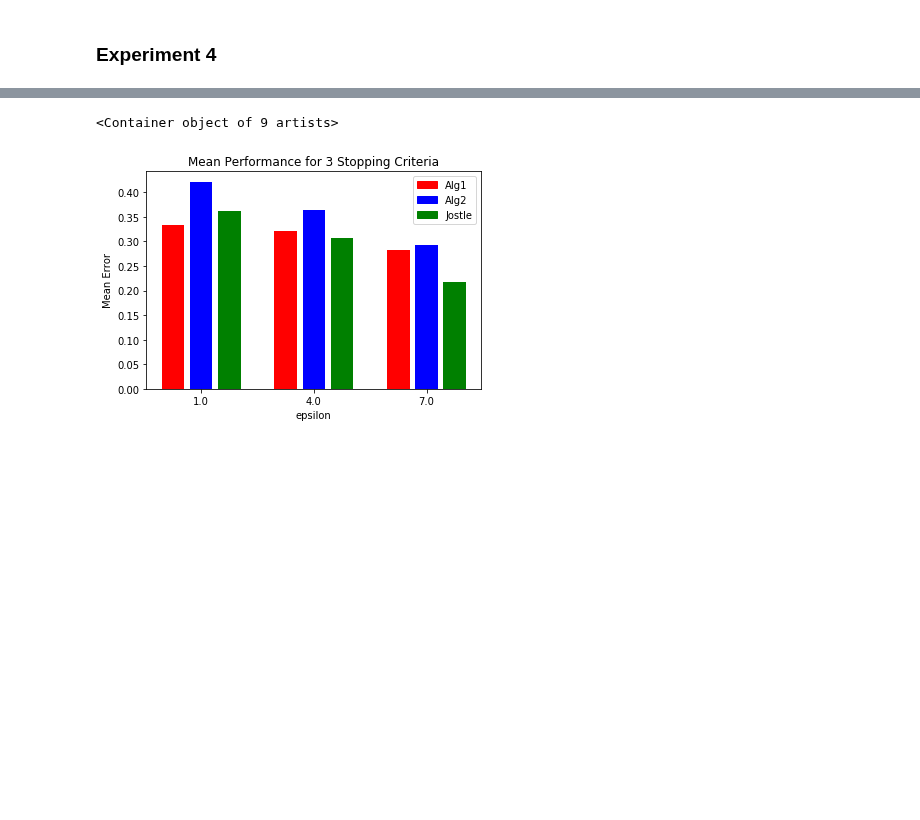
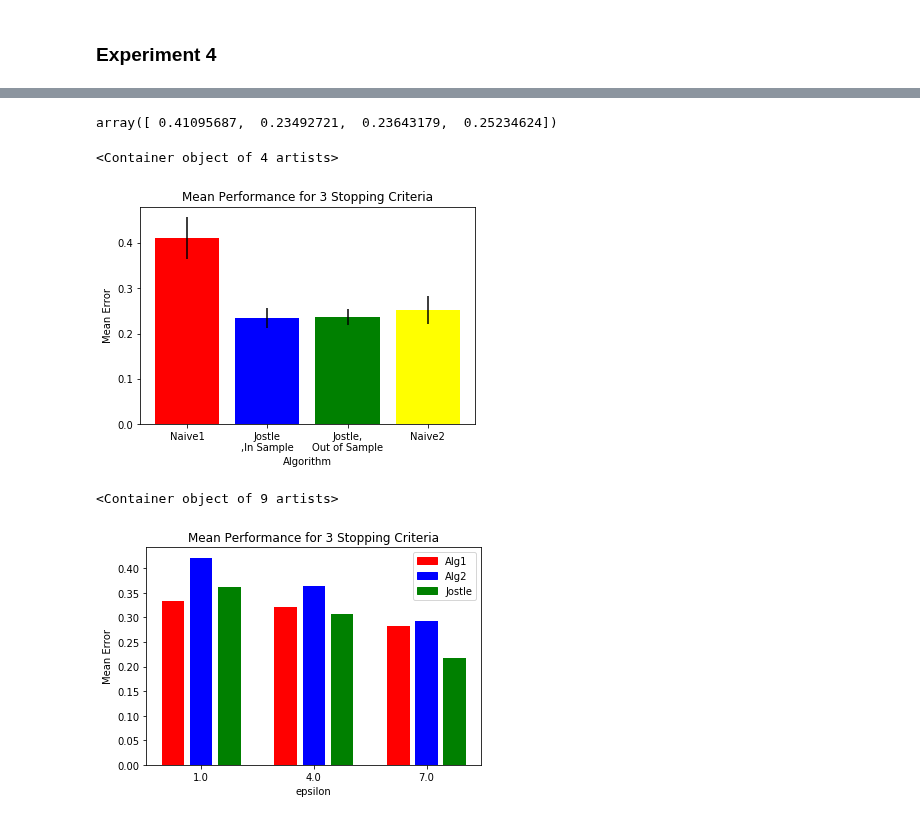
Before and after one commit to jimola/S18_Research, a Jupyter notebook: Python/DecisionTree.ipynb, the cells around one changed output, grey strips where cells are left out. Saved outputs shown, nothing was run; the diff lists cells and outputs as text; code cells hidden in the pictures; blank space fills up the shorter version.

```diff
--- a/Python/DecisionTree.ipynb
+++ b/Python/DecisionTree.ipynb
@@ -433,0 +359,11 @@ juxtaposed_alg_perfs = np.array([alg1_error, alg3_error, alg2_error]).T.flatten(
+# %%
+E = pickle.load(open('decision_tree_data/perf0.25', 'rb'))
+# %%
+#E[dataset][algorithm][trial]
+stds = E.std(axis=2).mean(axis=0)
+# %%
+errors = 1.0-E.mean(axis=2).mean(axis=0)
+# %%
+errors
+# %% [output]
+array([ 0.41095687,  0.23492721,  0.23643179,  0.25234624])
@@ -433,0 +372,2 @@ juxtaposed_alg_perfs = np.array([alg1_error, alg3_error, alg2_error]).T.flatten(
+# %%
+colors = ['red', 'blue', 'green', 'orange']
@@ -433,0 +376,12 @@ juxtaposed_alg_perfs = np.array([alg1_error, alg3_error, alg2_error]).T.flatten(
+# %%
+fig, axis = plt.subplots()
+axis.set_xticks([0,1,2,3])
+axis.set_xticklabels(['Naive1','Jostle\n,In Sample','Jostle,\nOut of Sample','Naive2'])
+axis.set_xlabel('Algorithm')
+axis.set_ylabel('Mean Error')
+#axis.legend(handles=patches, labels=['Alg1', 'Alg2', 'Jostle'])
+axis.set_title('Mean Performance for 3 Stopping Criteria')
+axis.bar(range(4), errors, color=colors, yerr=stds)
+# %% [output]
+<Container object of 4 artists>
+[figure, added]
```
Also changed, not shown: parts of 62 cells of this notebook, 1 other file.
